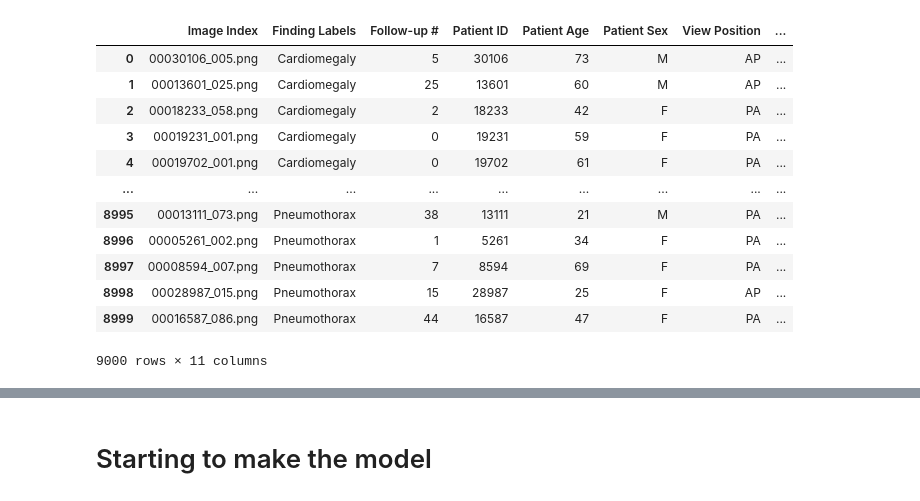
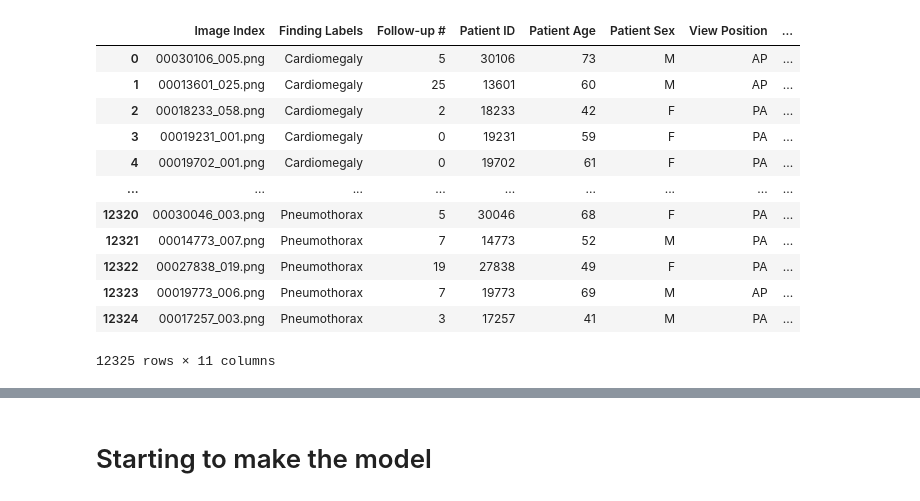
Before and after one commit to JevsJevs/MC906-DiagXray, a Jupyter notebook: ResNet50.ipynb, the cells around one changed output, grey strips where cells are left out. Cells and saved outputs as stored; diff of their text form; code cells hidden in the pictures.

```diff
--- a/ResNet50.ipynb
+++ b/ResNet50.ipynb
@@ -10,38 +10,38 @@ import matplotlib.pyplot as plt
 from tqdm import tqdm
 import numpy as np
 
 # Load CSV
 df = pd.read_csv("Data_Entry_2017_v2020.csv")
 
 df['Finding Labels'] = df['Finding Labels'].str.split('|')
 desiredClasses = ['No Finding', 'Pneumothorax', 'Cardiomegaly', 'Consolidation', 'Nodule']
 # desiredClasses = ['Pneumothorax', 'Cardiomegaly', 'Mass', 'Nodule']
 desiredSet = set(desiredClasses)
 
 df = df[df['Finding Labels'].apply(lambda x: sum(label in desiredClasses for label in x) == 1)] #Gets lines where only one category in the list is present
 df['Finding Labels'] = df['Finding Labels'].apply(lambda x: list(set(x) & desiredSet)[0]) #Makes the ´Finding Labels´ column only have this category
 # df = df.drop_duplicates(subset='Patient ID') #Keeps only one register per patient
 np.unique(df['Finding Labels'])
 
 #Count classes, get the number of lines of the min appearing class
 maxN = df['Finding Labels'].value_counts().min()
-maxN = 1800
+# maxN = 1800
 #Random sampling of classes, getting max lines possible
 df = df.groupby('Finding Labels', group_keys=False).sample(n=maxN, random_state=23062025).reset_index(drop=True)
 # df = df.groupby('Patient ID', group_keys=True).head()
 df
 # %% [output]
 |  | Image Index | Finding Labels | Follow-up # | Patient ID | Patient Age | Patient Sex | View Position | ... |
 | 0 | 00030106_005.png | Cardiomegaly | 5 | 30106 | 73 | M | AP | ... |
 | 1 | 00013601_025.png | Cardiomegaly | 25 | 13601 | 60 | M | AP | ... |
 | 2 | 00018233_058.png | Cardiomegaly | 2 | 18233 | 42 | F | PA | ... |
 | 3 | 00019231_001.png | Cardiomegaly | 0 | 19231 | 59 | F | PA | ... |
 | 4 | 00019702_001.png | Cardiomegaly | 0 | 19702 | 61 | F | PA | ... |
 | ... | ... | ... | ... | ... | ... | ... | ... | ... |
-| 8995 | 00013111_073.png | Pneumothorax | 38 | 13111 | 21 | M | PA | ... |
-| 8996 | 00005261_002.png | Pneumothorax | 1 | 5261 | 34 | F | PA | ... |
-| 8997 | 00008594_007.png | Pneumothorax | 7 | 8594 | 69 | F | PA | ... |
-| 8998 | 00028987_015.png | Pneumothorax | 15 | 28987 | 25 | F | AP | ... |
-| 8999 | 00016587_086.png | Pneumothorax | 44 | 16587 | 47 | F | PA | ... |
+| 12320 | 00030046_003.png | Pneumothorax | 5 | 30046 | 68 | F | PA | ... |
+| 12321 | 00014773_007.png | Pneumothorax | 7 | 14773 | 52 | M | PA | ... |
+| 12322 | 00027838_019.png | Pneumothorax | 19 | 27838 | 49 | F | PA | ... |
+| 12323 | 00019773_006.png | Pneumothorax | 7 | 19773 | 69 | M | AP | ... |
+| 12324 | 00017257_003.png | Pneumothorax | 3 | 17257 | 41 | M | PA | ... |
-9000 rows × 11 columns
+12325 rows × 11 columns
 # %%
```
Also changed, not shown: parts of 9 cells of this notebook.
